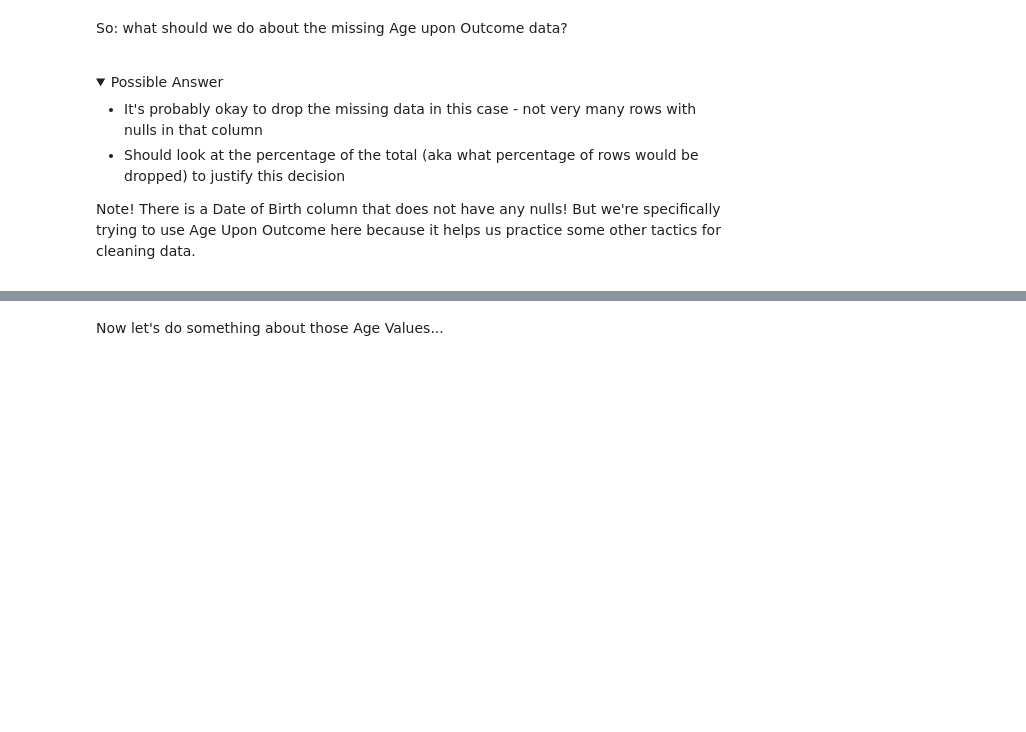
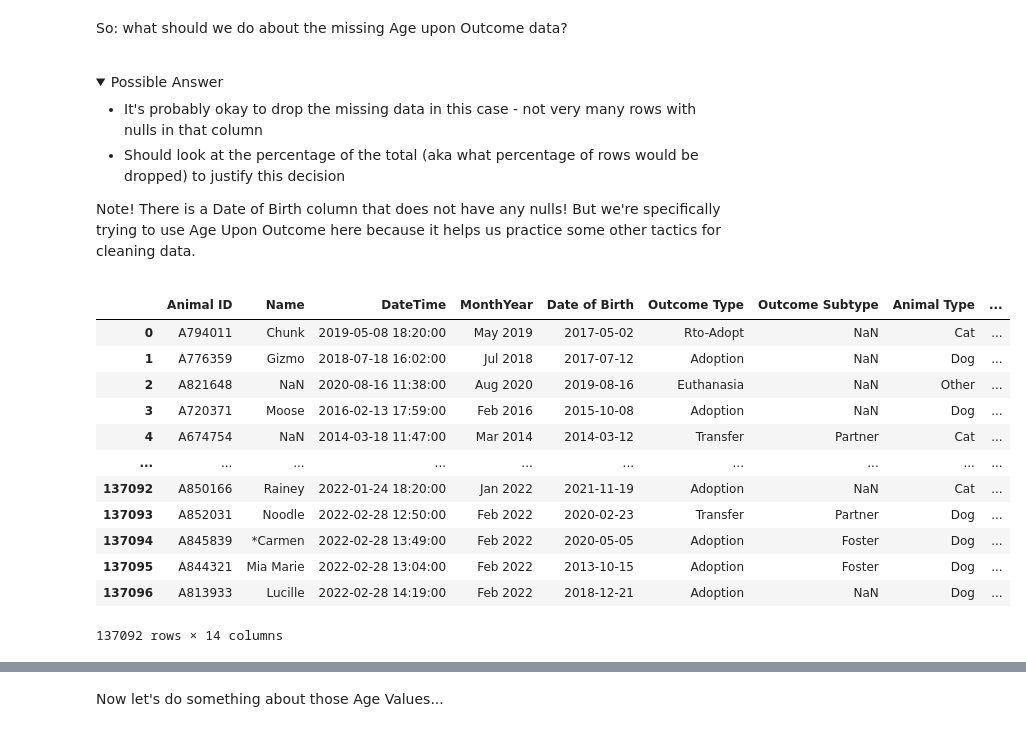
Before and after one commit to morgangoode/NATL-DS-051523, a Jupyter notebook: Phase1/pandas_data_cleaning_051823.ipynb, the cells around one changed output, grey strips where cells are left out. Drawn from its saved outputs; the diff is of its cells as text; code cells hidden in the pictures; folded sections open; blank space fills up the shorter version.

Commit message:
updating pandas data cleaning

```diff
--- a/Phase1/pandas_data_cleaning_051823.ipynb
+++ b/Phase1/pandas_data_cleaning_051823.ipynb
@@ -25,5 +25,5 @@ Data source: https://data.austintexas.gov/Health-and-Community-Services/Austin-A
 # %%
 # Read in the animal center outcomes data as df
 # Can use parse_dates and pass a column name to read it as a datetime
-df = pd.read_csv('../data/Austin_Animal_Center_Outcomes_022822.csv',
+df = pd.read_csv('./data/Austin_Animal_Center_Outcomes_022822.csv',
                  parse_dates=['DateTime', 'Date of Birth'])
@@ -107,6 +182,22 @@ df_clean = df.copy()
 # %%
 # Code here to handle nulls
 df_clean = df_clean.dropna(subset=['Age upon Outcome'])
+# %%
+df_clean
+# %% [output]
+|  | Animal ID | Name | DateTime | MonthYear | Date of Birth | Outcome Type | Outcome Subtype | Animal Type | ... |
+| 0 | A794011 | Chunk | 2019-05-08 18:20:00 | May 2019 | 2017-05-02 | Rto-Adopt | NaN | Cat | ... |
+| 1 | A776359 | Gizmo | 2018-07-18 16:02:00 | Jul 2018 | 2017-07-12 | Adoption | NaN | Dog | ... |
+| 2 | A821648 | NaN | 2020-08-16 11:38:00 | Aug 2020 | 2019-08-16 | Euthanasia | NaN | Other | ... |
+| 3 | A720371 | Moose | 2016-02-13 17:59:00 | Feb 2016 | 2015-10-08 | Adoption | NaN | Dog | ... |
+| 4 | A674754 | NaN | 2014-03-18 11:47:00 | Mar 2014 | 2014-03-12 | Transfer | Partner | Cat | ... |
+| ... | ... | ... | ... | ... | ... | ... | ... | ... | ... |
+| 137092 | A850166 | Rainey | 2022-01-24 18:20:00 | Jan 2022 | 2021-11-19 | Adoption | NaN | Cat | ... |
+| 137093 | A852031 | Noodle | 2022-02-28 12:50:00 | Feb 2022 | 2020-02-23 | Transfer | Partner | Dog | ... |
+| 137094 | A845839 | *Carmen | 2022-02-28 13:49:00 | Feb 2022 | 2020-05-05 | Adoption | Foster | Dog | ... |
+| 137095 | A844321 | Mia Marie | 2022-02-28 13:04:00 | Feb 2022 | 2013-10-15 | Adoption | Foster | Dog | ... |
+| 137096 | A813933 | Lucille | 2022-02-28 14:19:00 | Feb 2022 | 2018-12-21 | Adoption | NaN | Dog | ... |
+137092 rows × 14 columns
 # %%
 # Sanity check
 df_clean.isna().sum()
```
Also changed, not shown: parts of 25 cells of this notebook.
